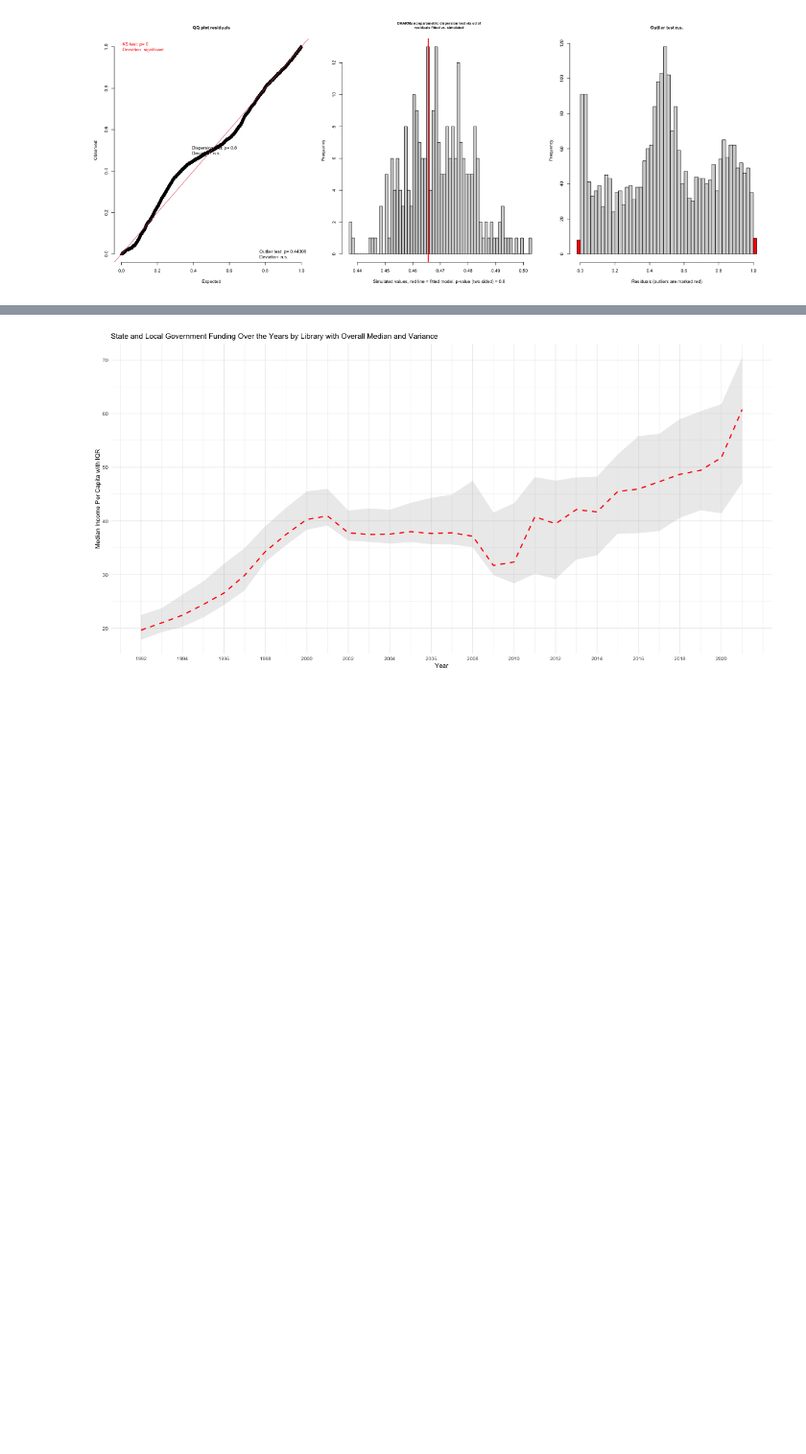
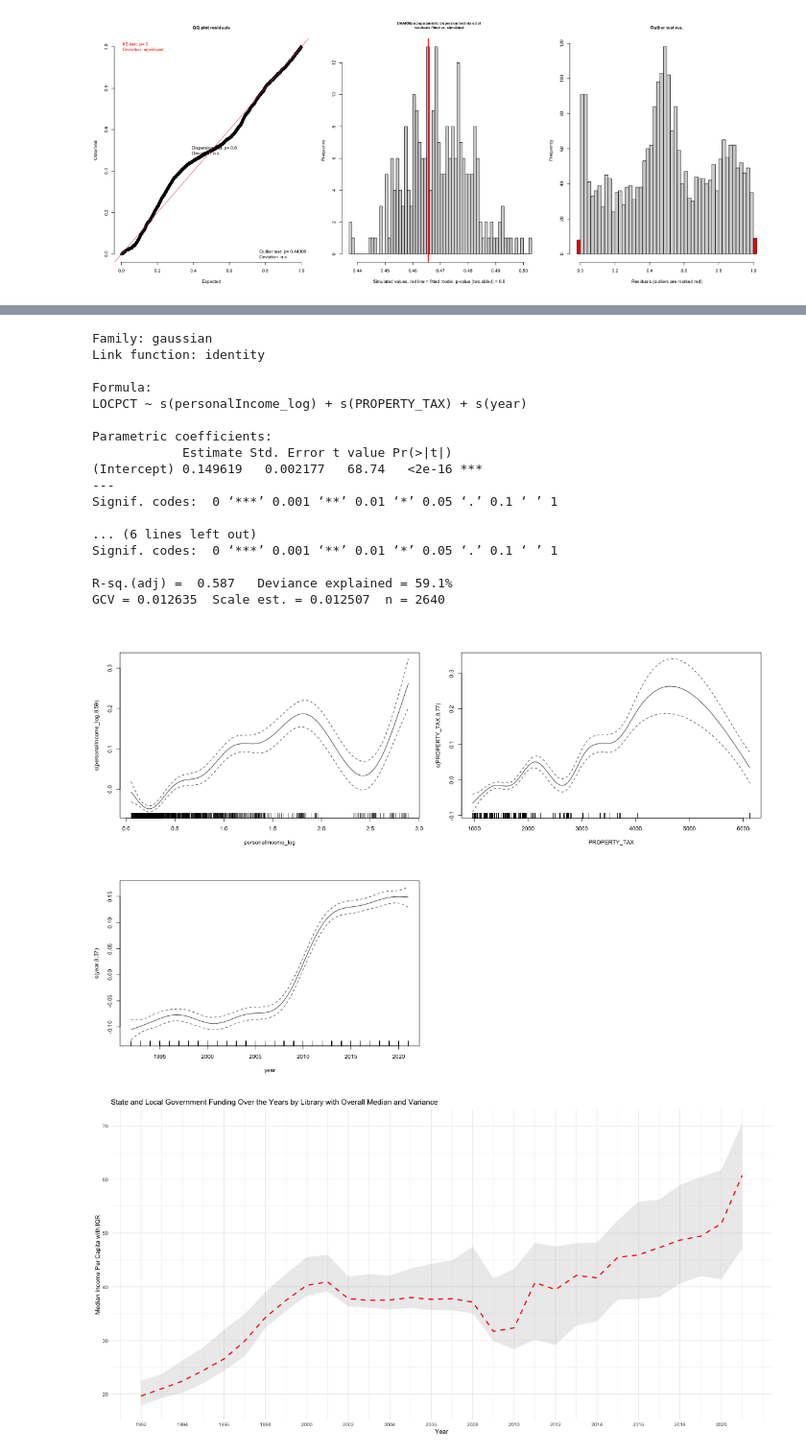
Before and after one commit to aishichandra/Ohio-Library-final, a Jupyter notebook: analysis.ipynb, the cells around one changed output, grey strips where cells are left out. Shown at 96% size. Drawn from its saved outputs; the diff is of its cells as text; code cells hidden in the pictures; blank space fills up the shorter version.

```diff
--- a/analysis.ipynb
+++ b/analysis.ipynb
@@ -200,0 +237,5 @@ income_df
+# %%
+personal_income = pd.read_csv('data/personal-income.csv')
+personal_income = pd.melt(personal_income, id_vars=['County'], var_name='year', value_name='personal_income')
+
+personal_income
@@ -705,0 +742,5 @@ frequency of outliers (expected: 0.00796812749003984 )
+# %%
+personal_income.year = personal_income.year.astype(int)
+# %%
+pi_lib = personal_income.merge(compMedInc, left_on=['year', 'County'], right_on=['year', 'CNTY'])
+pi_lib
@@ -706,3 +761,40 @@ frequency of outliers (expected: 0.00796812749003984 )
+# %%
+%%R -i pi_lib -h 800 -w 1200
+library(mgcv)
+library(dplyr)
+
+pi_lib$PROPERTY_TAX_log <- log(pi_lib$PROPERTY_TAX + 1)
+pi_lib$personalIncome_log <- log(pi_lib$personal_income + 1)
+gam_model_log <- gam(LOCPCT ~  s(personalIncome_log) + s(PROPERTY_TAX) + s(year) , data = pi_lib)
+
+# gam_model <- gam(LOCGVT_PER_CAPITA ~ s(PROPERTY_TAX) + s(year) + s(STRATIO), data = compMedInc)
+
+print(summary(gam_model_log))
+
+
+par(mfrow=c(3, 3))
+plot(gam_model_log, pages=1, all.terms=TRUE, se=TRUE, scale=0)
+
+par(mfrow=c(1,1))
+# %% [output]
+Family: gaussian
+Link function: identity
+
+Formula:
+LOCPCT ~ s(personalIncome_log) + s(PROPERTY_TAX) + s(year)
+
+Parametric coefficients:
+            Estimate Std. Error t value Pr(>|t|)
+(Intercept) 0.149619   0.002177   68.74   <2e-16 ***
+---
+Signif. codes:  0 ‘***’ 0.001 ‘**’ 0.01 ‘*’ 0.05 ‘.’ 0.1 ‘ ’ 1
+
+... (6 lines left out)
+Signif. codes:  0 ‘***’ 0.001 ‘**’ 0.01 ‘*’ 0.05 ‘.’ 0.1 ‘ ’ 1
+
+R-sq.(adj) =  0.587   Deviance explained = 59.1%
+GCV = 0.012635  Scale est. = 0.012507  n = 2640
+[figure, added]
 # %%
 %%R -i compMedInc -w 1200 -h 600
 
```
Also changed, not shown: parts of 17 cells of this notebook, 1 other file.
